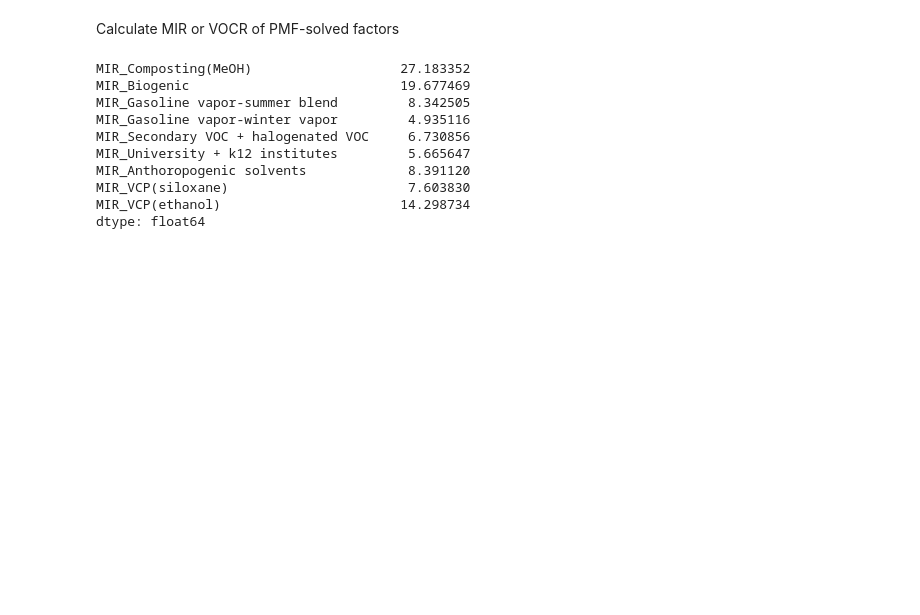
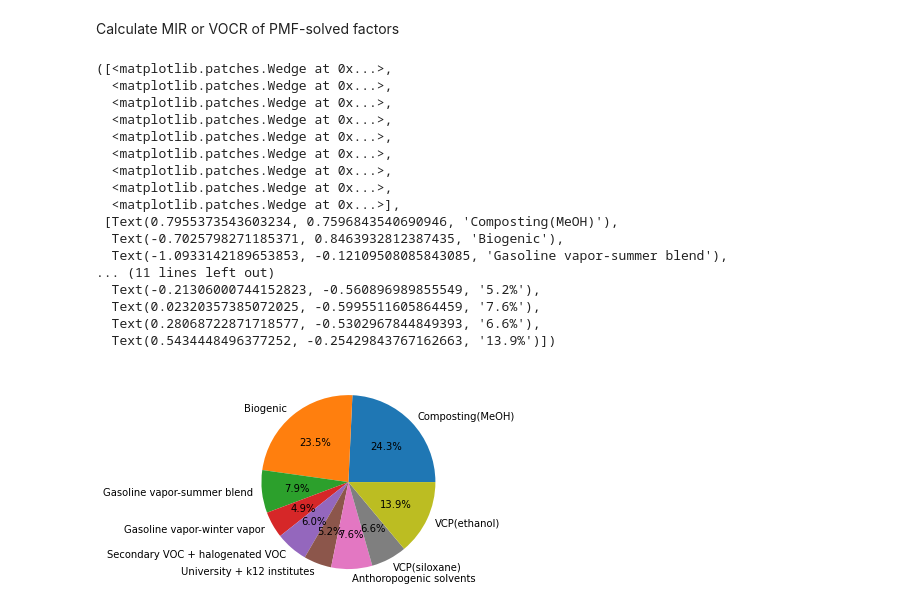
Before and after one commit to shenglun7/VOC_RECAP, a Jupyter notebook: code/script/plot_pmf_result.ipynb, the cells around one changed output. Drawn from its saved outputs; the diff is of its cells as text; code cells hidden in the pictures; blank space fills up the shorter version.

```diff
--- a/code/script/plot_pmf_result.ipynb
+++ b/code/script/plot_pmf_result.ipynb
@@ -69,19 +72,36 @@ profile_MIR = profile_conc.merge(df_MIR, on='Parameter', how='left')
 # %%
 # calculate MIR for each factor
+profile_MIR = profile_conc.merge(df_MIR, on='Parameter', how='left')
+
+# calculate OFP=MIR*[VOC]*MW(VOC)/MW(O3)
 for i in profile_MIR.columns[1:10]:
     column_name = 'MIR_' + i
     profile_MIR[column_name] = profile_MIR[i]*profile_MIR['MW']*profile_MIR['MIR']/48
+PMF_factor_MIR = profile_MIR.iloc[:,12:]
 
-PMF_factor_MIR = profile_MIR.iloc[0:42,12:]
-PMF_factor_MIR.sum(axis=0)   #.loc[0:40,profile_MIR.columns.str.contains('MIR')].sum(axis=0)
+# sum OFP for each factor
+OFP_factor = pd.DataFrame(PMF_factor_MIR.sum(axis=0))
+OFP_factor.columns = ['OFP']
+OFP_factor['OFP_prec'] = OFP_factor['OFP']/OFP_factor['OFP'].sum()*100
-# %% [output]
-MIR_Composting(MeOH)                   27.183352
-MIR_Biogenic                           19.677469
-MIR_Gasoline vapor-summer blend         8.342505
-MIR_Gasoline vapor-winter vapor         4.935116
-MIR_Secondary VOC + halogenated VOC     6.730856
-MIR_University + k12 institutes         5.665647
-MIR_Anthoropogenic solvents             8.391120
-MIR_VCP(siloxane)                       7.603830
-MIR_VCP(ethanol)                       14.298734
-dtype: float64
+# %%
+fig, ax=plt.subplots(1)
+ax.pie(OFP_factor['OFP_prec'], labels=factor_name, autopct='%.1f%%')
+# %% [output]
+([<matplotlib.patches.Wedge at 0x...>,
+  <matplotlib.patches.Wedge at 0x...>,
+  <matplotlib.patches.Wedge at 0x...>,
+  <matplotlib.patches.Wedge at 0x...>,
+  <matplotlib.patches.Wedge at 0x...>,
+  <matplotlib.patches.Wedge at 0x...>,
+  <matplotlib.patches.Wedge at 0x...>,
+  <matplotlib.patches.Wedge at 0x...>,
+  <matplotlib.patches.Wedge at 0x...>],
+ [Text(0.7955373543603234, 0.7596843540690946, 'Composting(MeOH)'),
+  Text(-0.7025798271185371, 0.8463932812387435, 'Biogenic'),
+  Text(-1.0933142189653853, -0.12109508085843085, 'Gasoline vapor-summer blend'),
+... (11 lines left out)
+  Text(-0.21306000744152823, -0.560896989855549, '5.2%'),
+  Text(0.02320357385072025, -0.5995511605864459, '7.6%'),
+  Text(0.28068722871718577, -0.5302967844849393, '6.6%'),
+  Text(0.5434448496377252, -0.25429843767162663, '13.9%')])
+[figure, added]
```
Also changed, not shown: parts of 7 cells of this notebook, 2 other files.
